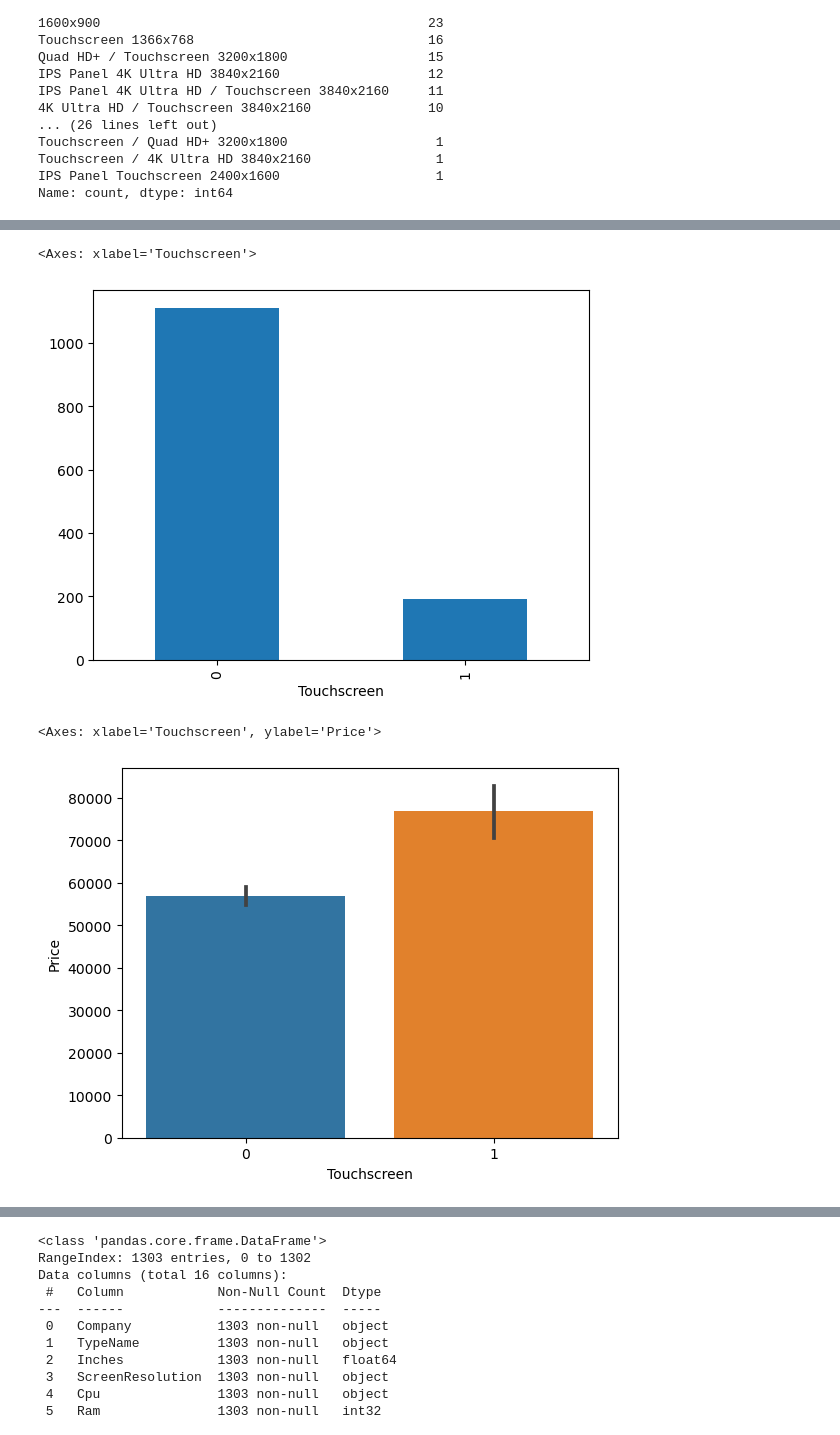
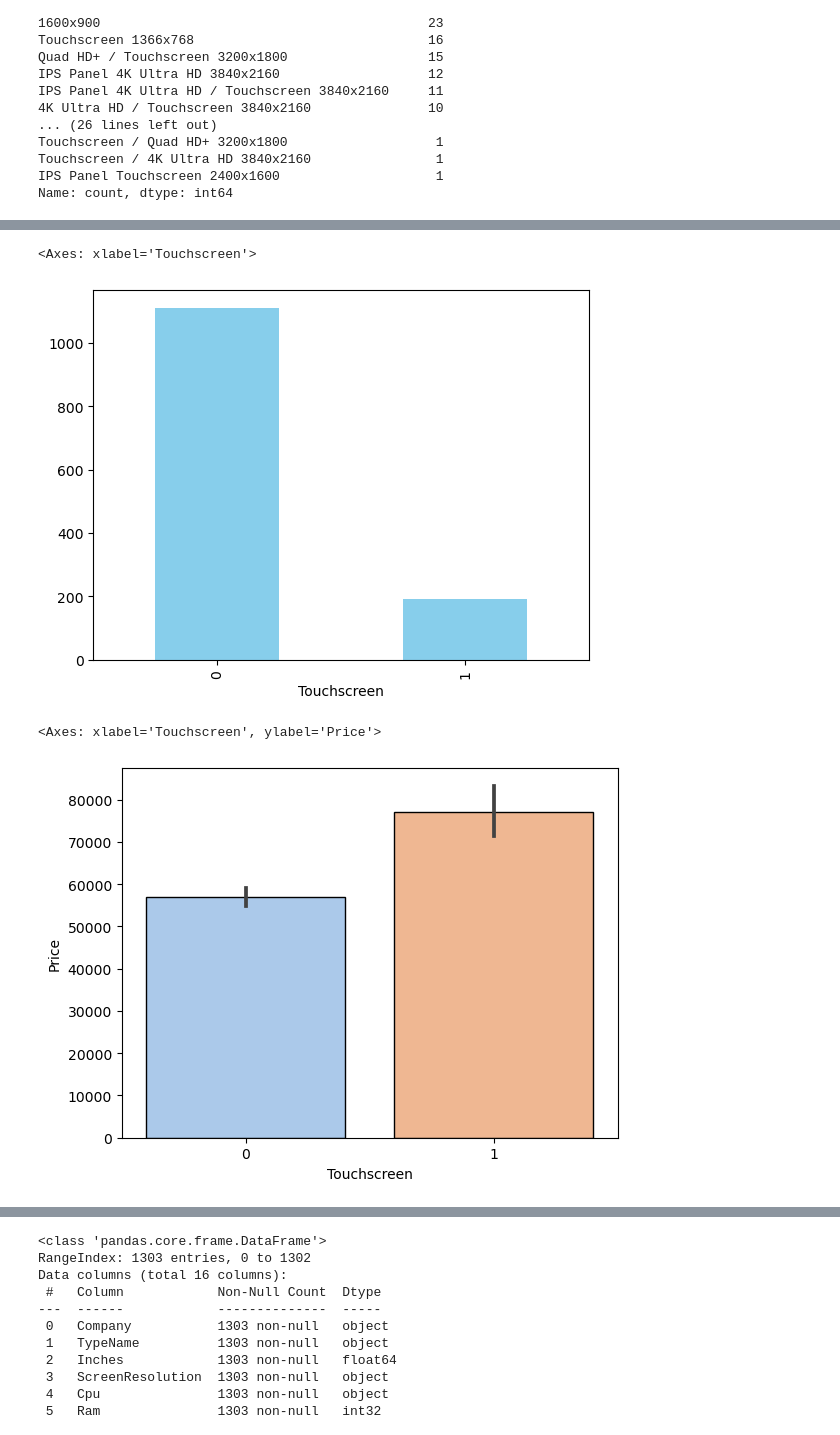
Before and after one commit to bistaprapannabista/laptop_price_prediction, a Jupyter notebook: Laptop Price Prediction.ipynb, the cells around one changed output, grey strips where cells are left out. Saved outputs shown, nothing was run; the diff lists cells and outputs as text; code cells hidden in the pictures.

```diff
--- a/Laptop Price Prediction.ipynb
+++ b/Laptop Price Prediction.ipynb
@@ -197,13 +184,13 @@ df.sample(5)
 # %%
-df['Touchscreen'].value_counts().plot(kind='bar')
+df['Touchscreen'].value_counts().plot(kind='bar',color="skyblue")
 # %% [output]
 <Axes: xlabel='Touchscreen'>
-[figure, old version]
+[figure, new version]
 # %%
-sns.barplot(x=df['Touchscreen'],y=df['Price'])
+sns.barplot(x=df['Touchscreen'],y=df['Price'], palette='pastel', saturation=0.75, edgecolor='black')
 # %% [output]
 <Axes: xlabel='Touchscreen', ylabel='Price'>
-[figure, old version]
+[figure, new version]
 # %%
 df['Ips'] = df['ScreenResolution'].apply(lambda x:1 if 'IPS' in x else 0)
 # %%
```
Also changed, not shown: parts of 45 cells of this notebook, 1 other file.
